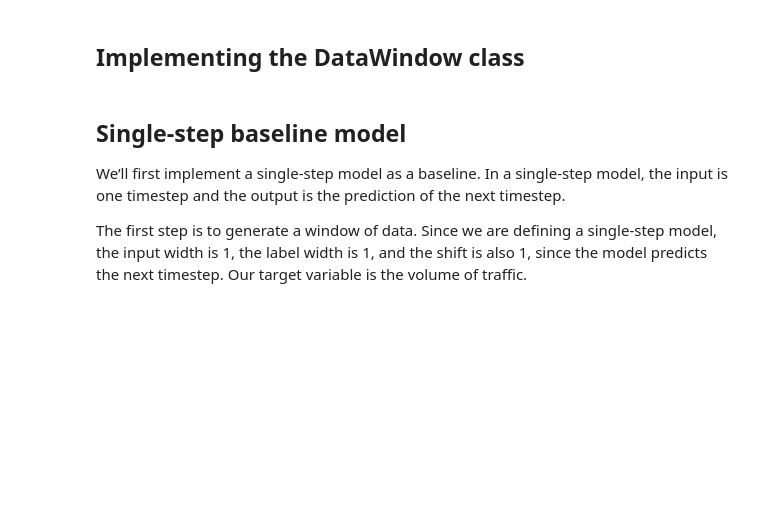
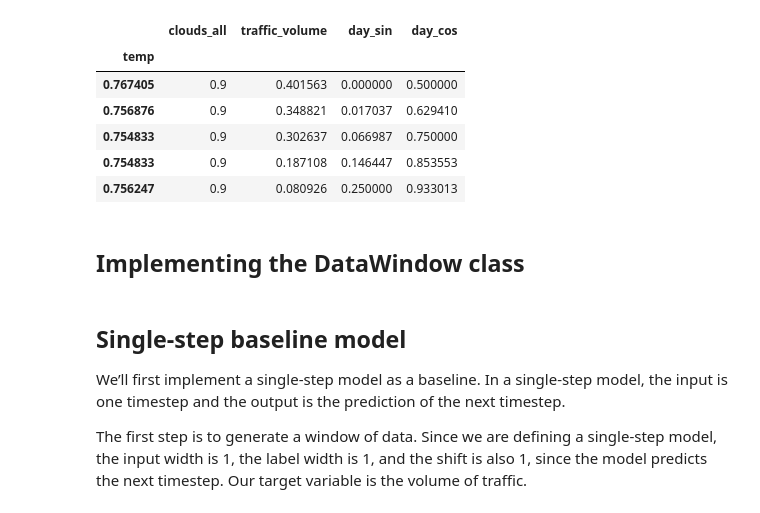
Before and after one commit to xbadiam/Forecasting, a Jupyter notebook: notebooks/02_Implementing_DataWIndow.ipynb, the cells around one changed output. Saved outputs shown, nothing was run; the diff lists cells and outputs as text; code cells hidden in the pictures; blank space fills up the shorter version.

```diff
--- a/notebooks/02_Implementing_DataWIndow.ipynb
+++ b/notebooks/02_Implementing_DataWIndow.ipynb
@@ -21,3 +38,15 @@ df_train.head()
+# %%
+url_test = 'https://raw.githubusercontent.com/xbadiam/Forecasting/refs/heads/main/data/output/test.csv'
+test_df = pd.read_csv(url_test, index_col=0)
+test_df.head(5)
+# %% [output]
+|  | clouds_all | traffic_volume | day_sin | day_cos |
+| temp |  |  |  |  |
+| 0.767405 | 0.9 | 0.401563 | 0.000000 | 0.500000 |
+| 0.756876 | 0.9 | 0.348821 | 0.017037 | 0.629410 |
+| 0.754833 | 0.9 | 0.302637 | 0.066987 | 0.750000 |
+| 0.754833 | 0.9 | 0.187108 | 0.146447 | 0.853553 |
+| 0.756247 | 0.9 | 0.080926 | 0.250000 | 0.933013 |
 # %% [markdown]
 ## Implementing the DataWindow class
 # %%
```
Also changed, not shown: parts of 16 cells of this notebook, 1 other file.
